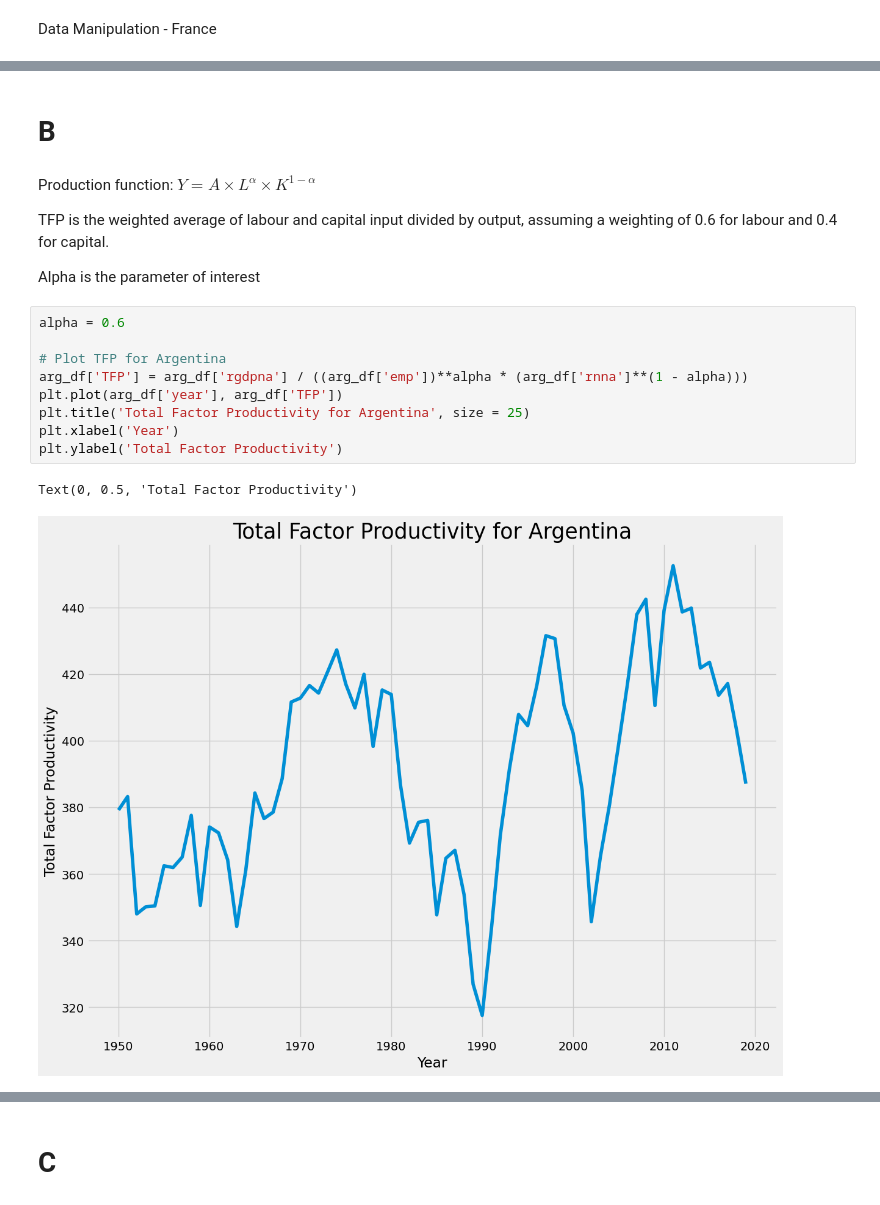
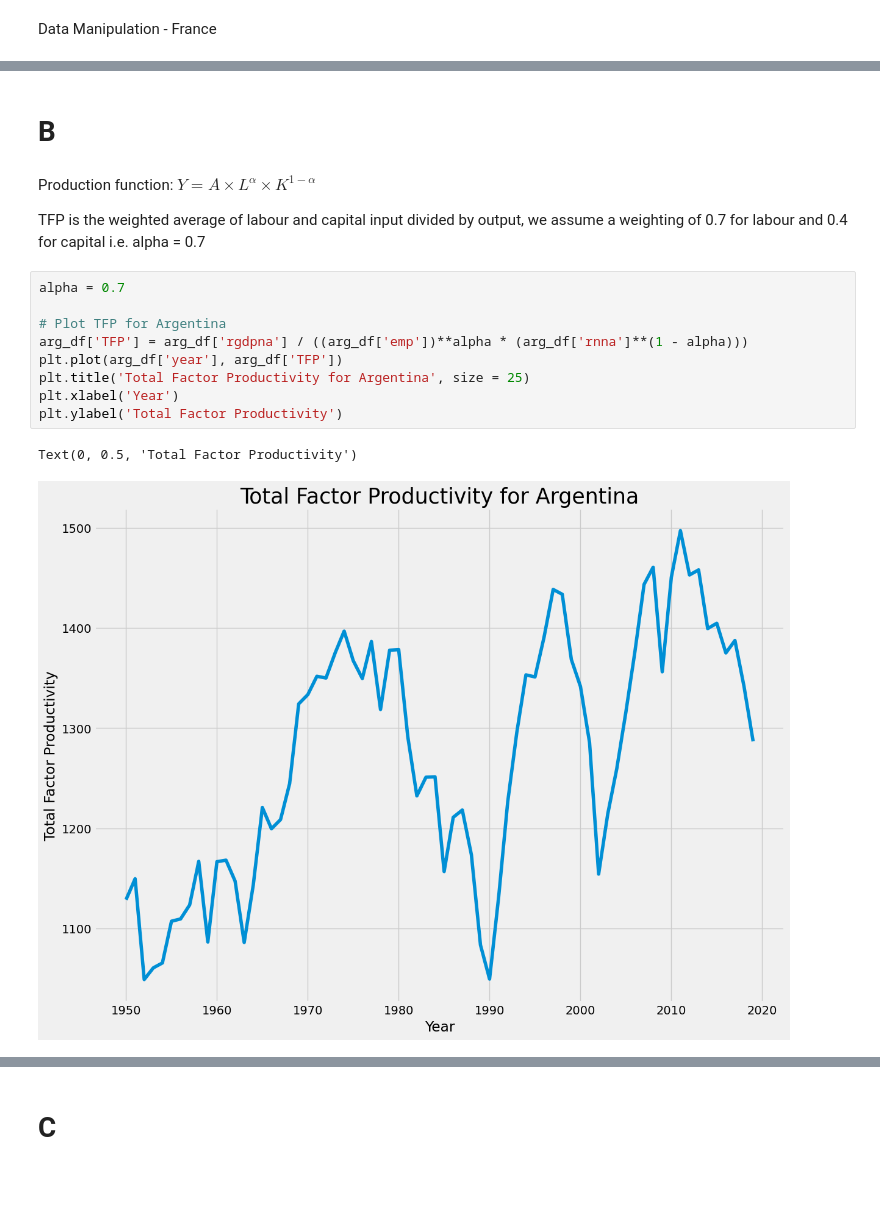
Before and after one commit to zhihaoli000/EC2B1-Coursework, a Jupyter notebook: Coursework v2 (1).ipynb, the cells around one changed output, grey strips where cells are left out. Saved outputs shown, nothing was run; the diff lists cells and outputs as text.

```diff
--- a/Coursework v2 (1).ipynb
+++ b/Coursework v2 (1).ipynb
@@ -115,23 +115,21 @@ plt.legend()
-# %% [markdown]
-# B
+# %% [markdown]
+# B
 # %% [markdown]
 Production function: $Y=A \times L^\alpha \times K ^{1-\alpha} $
 
-TFP is the weighted average of labour and capital input divided by output, assuming a weighting of 0.6 for labour and 0.4 for capital.
-
-Alpha is the parameter of interest
+TFP is the weighted average of labour and capital input divided by output, we assume a weighting of 0.7 for labour and 0.4 for capital i.e. alpha = 0.7
 # %%
-alpha = 0.6
+alpha = 0.7
 
 # Plot TFP for Argentina
 arg_df['TFP'] = arg_df['rgdpna'] / ((arg_df['emp'])**alpha * (arg_df['rnna']**(1 - alpha)))
 plt.plot(arg_df['year'], arg_df['TFP'])
 plt.title('Total Factor Productivity for Argentina', size = 25)
 plt.xlabel('Year')
 plt.ylabel('Total Factor Productivity')
 # %% [output]
 Text(0, 0.5, 'Total Factor Productivity')
-[figure, old version]
+[figure, new version]
 # %%
 # Plot TFP for France
 fra_df['TFP'] = fra_df['rgdpna'] / ((fra_df['emp'])**alpha * (fra_df['rnna']**(1 - alpha)))
```
Also changed, not shown: parts of 27 cells of this notebook.
